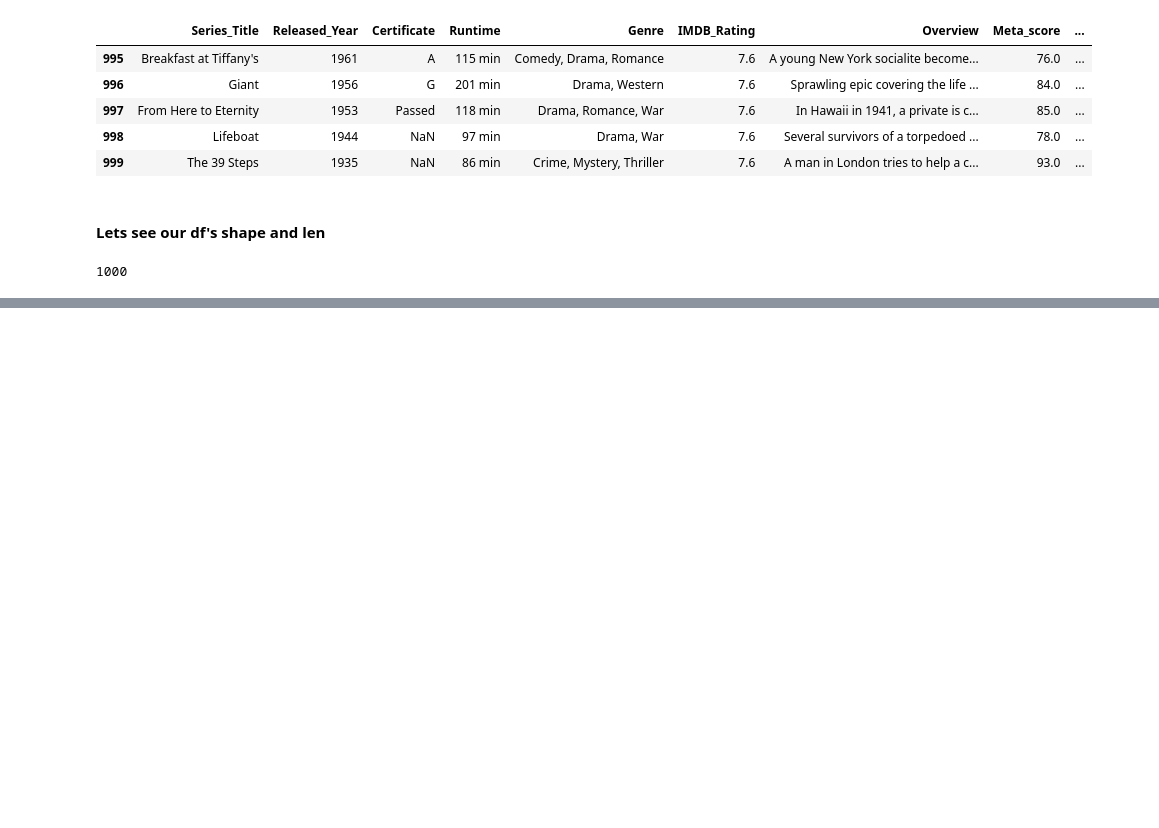
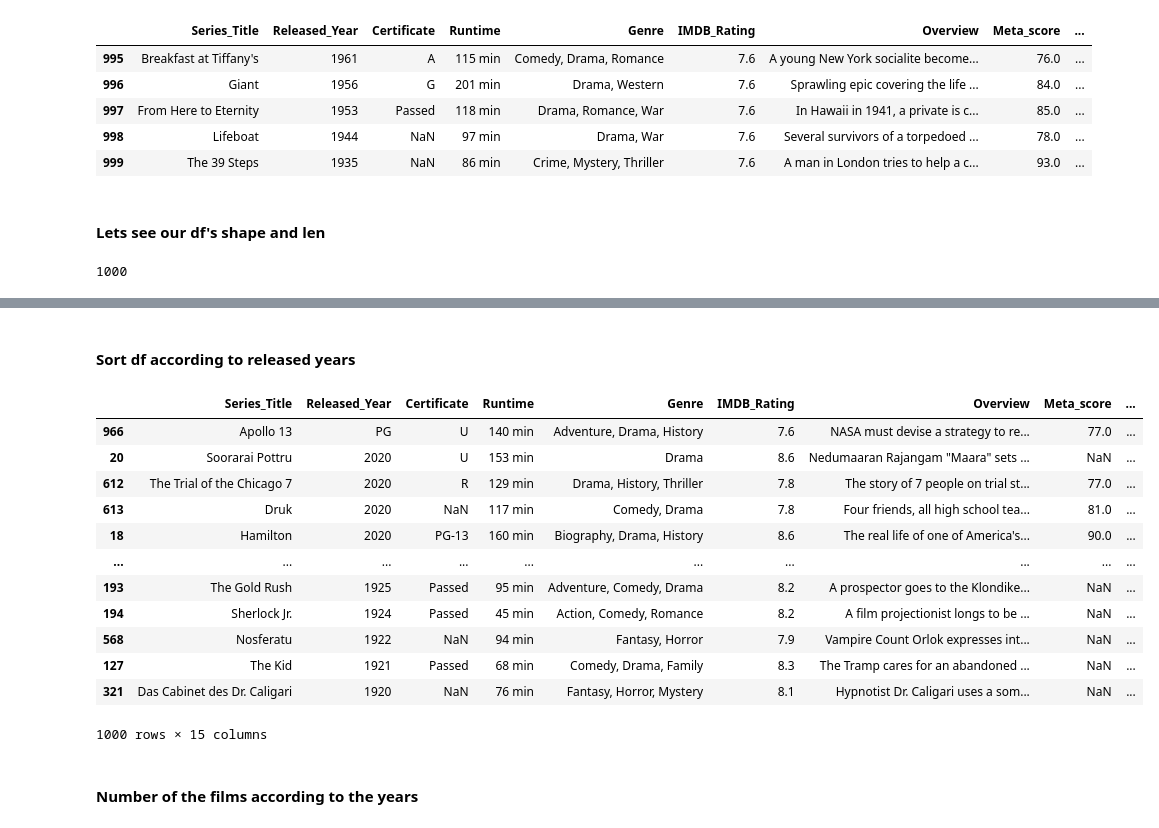
Before and after one commit to yunusemregul0/MachineLearning-Examples, a Jupyter notebook: PandasTutorial/pandas_tutorial.ipynb, the cells around one changed output, grey strips where cells are left out. Saved outputs shown, nothing was run; the diff lists cells and outputs as text; code cells hidden in the pictures; blank space fills up the shorter version.

```diff
--- a/PandasTutorial/pandas_tutorial.ipynb
+++ b/PandasTutorial/pandas_tutorial.ipynb
@@ -34,0 +130,20 @@ len(df) #just row
+# %% [markdown]
+#### Sort df according to released years
+# %%
+df.sort_values('Released_Year',ascending=False)
+# %% [output]
+|  | Series_Title | Released_Year | Certificate | Runtime | Genre | IMDB_Rating | Overview | Meta_score | ... |
+| 966 | Apollo 13 | PG | U | 140 min | Adventure, Drama, History | 7.6 | NASA must devise a strategy to re... | 77.0 | ... |
+| 20 | Soorarai Pottru | 2020 | U | 153 min | Drama | 8.6 | Nedumaaran Rajangam "Maara" sets ... | NaN | ... |
+| 612 | The Trial of the Chicago 7 | 2020 | R | 129 min | Drama, History, Thriller | 7.8 | The story of 7 people on trial st... | 77.0 | ... |
+| 613 | Druk | 2020 | NaN | 117 min | Comedy, Drama | 7.8 | Four friends, all high school tea... | 81.0 | ... |
+| 18 | Hamilton | 2020 | PG-13 | 160 min | Biography, Drama, History | 8.6 | The real life of one of America's... | 90.0 | ... |
+| ... | ... | ... | ... | ... | ... | ... | ... | ... | ... |
+| 193 | The Gold Rush | 1925 | Passed | 95 min | Adventure, Comedy, Drama | 8.2 | A prospector goes to the Klondike... | NaN | ... |
+| 194 | Sherlock Jr. | 1924 | Passed | 45 min | Action, Comedy, Romance | 8.2 | A film projectionist longs to be ... | NaN | ... |
+| 568 | Nosferatu | 1922 | NaN | 94 min | Fantasy, Horror | 7.9 | Vampire Count Orlok expresses int... | NaN | ... |
+| 127 | The Kid | 1921 | Passed | 68 min | Comedy, Drama, Family | 8.3 | The Tramp cares for an abandoned ... | NaN | ... |
+| 321 | Das Cabinet des Dr. Caligari | 1920 | NaN | 76 min | Fantasy, Horror, Mystery | 8.1 | Hypnotist Dr. Caligari uses a som... | NaN | ... |
+1000 rows × 15 columns
+# %% [markdown]
+#### Number of the films according to the years
```
Also changed, not shown: parts of 32 cells of this notebook.
